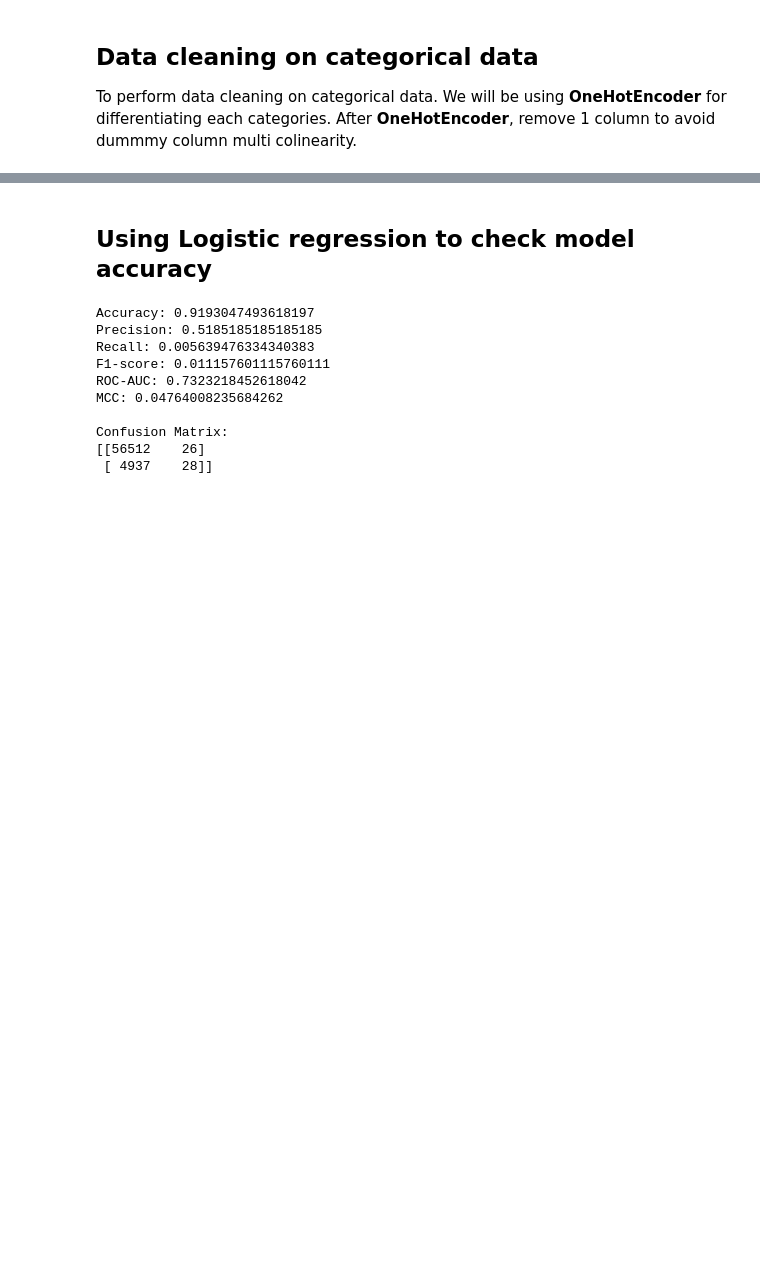
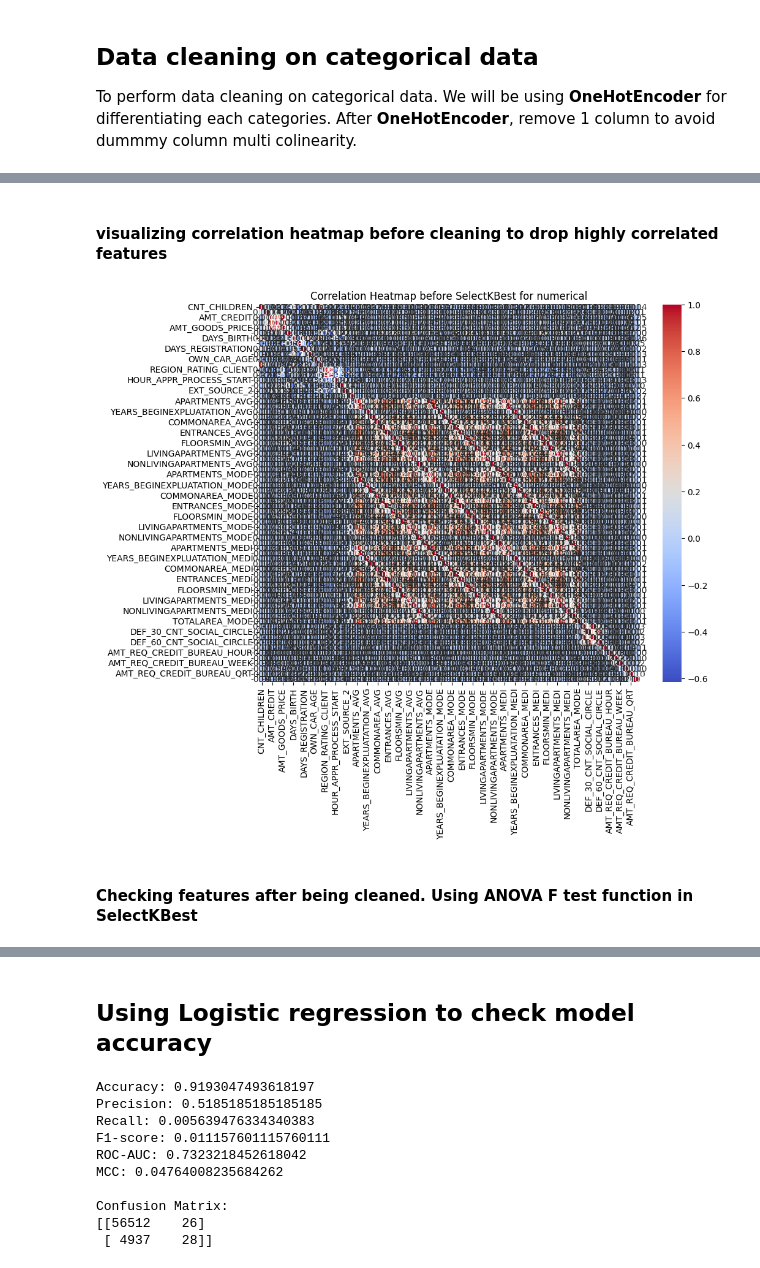
Before and after one commit to hhoow0093/IF441-B-MachineLearning-HomeCreditRisk-FinalProject, a Jupyter notebook: IF441-Machine-Learning-Project-Home-Credit-Risk-Final-Project.ipynb, the cells around one changed output, grey strips where cells are left out. Drawn from its saved outputs; the diff is of its cells as text; code cells hidden in the pictures; blank space fills up the shorter version.

```diff
--- a/IF441-Machine-Learning-Project-Home-Credit-Risk-Final-Project.ipynb
+++ b/IF441-Machine-Learning-Project-Home-Credit-Risk-Final-Project.ipynb
@@ -259,0 +321,16 @@ df encoded has  : 89 features
+# %% [markdown]
+#### visualizing correlation heatmap before cleaning to drop highly correlated features
+# %%
+import matplotlib.pyplot as plt
+import seaborn as sns
+
+corr_before = df_clean_numerical.corr()
+
+plt.figure(figsize=(10, 8))
+sns.heatmap(corr_before, annot=True, cmap='coolwarm', fmt=".2f")
+plt.title("Correlation Heatmap before SelectKBest for numerical")
+plt.show()
+# %% [output]
+[figure, added]
+# %% [markdown]
+#### Checking features after being cleaned. Using ANOVA F test function in SelectKBest
```
Also changed, not shown: parts of 52 cells of this notebook, 1 other file.
